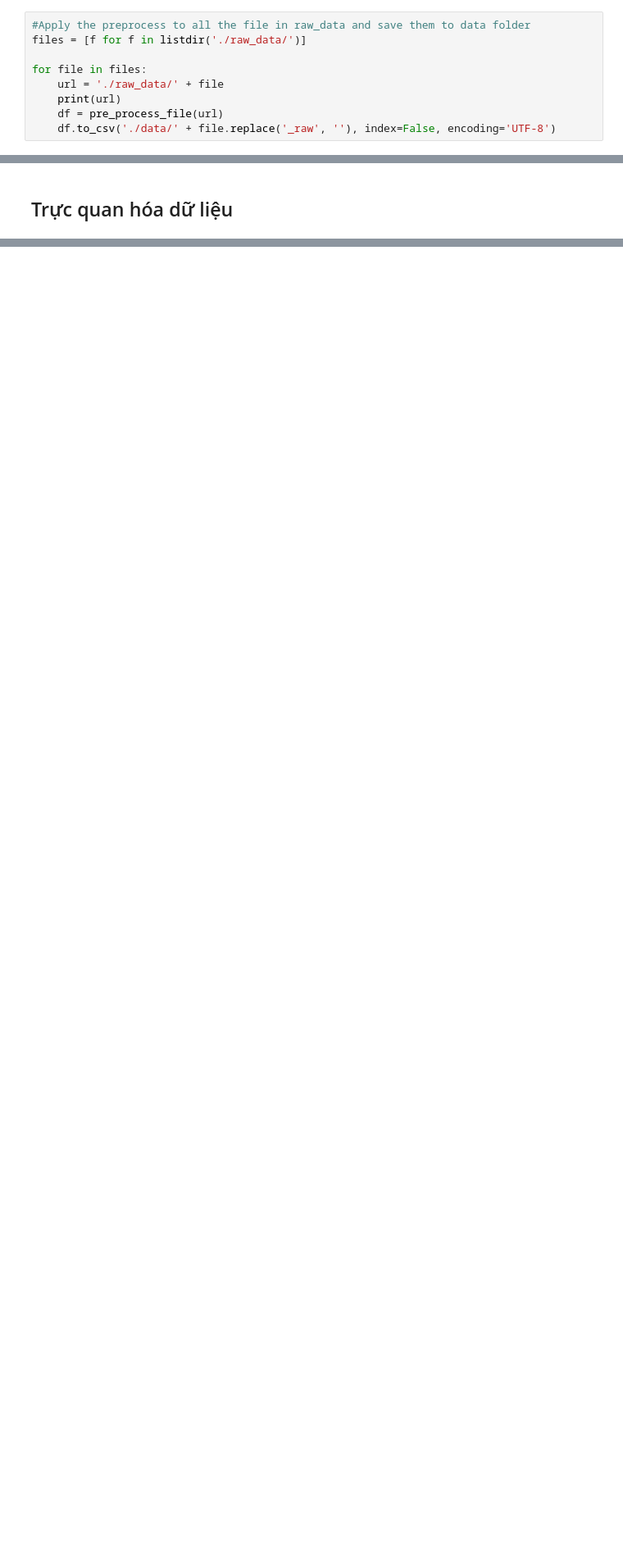
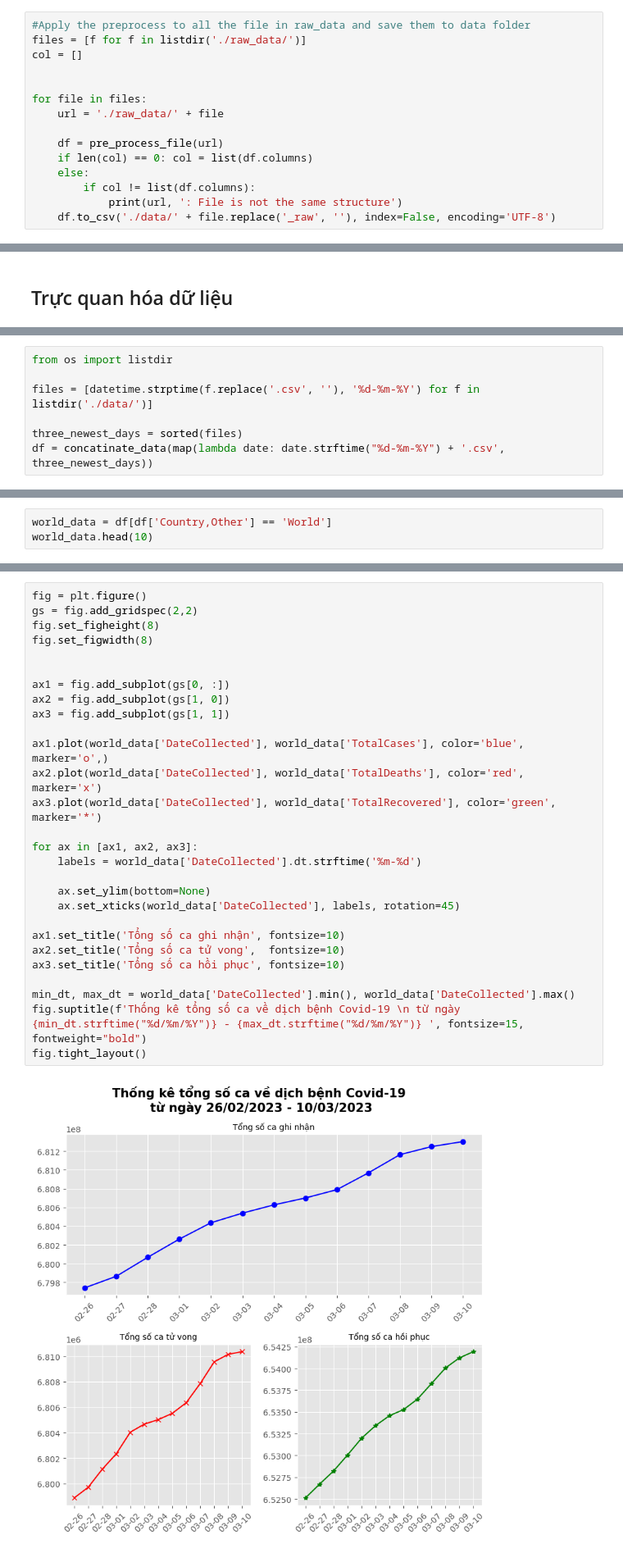
Before and after one commit to vntan/Covid-19-Analysis, a Jupyter notebook: Lab01.ipynb, the cells around one changed output, grey strips where cells are left out. Shown at 82% size. Drawn from its saved outputs; the diff is of its cells as text; blank space fills up the shorter version.

Commit message:
update data and complete preprocessing

```diff
--- a/Lab01.ipynb
+++ b/Lab01.ipynb
@@ -121,9 +141,15 @@ def pre_process_file(file_path):
 # %%
 #Apply the preprocess to all the file in raw_data and save them to data folder
 files = [f for f in listdir('./raw_data/')]
+col = []
+
 
 for file in files:
     url = './raw_data/' + file
-    print(url)
+
     df = pre_process_file(url)
+    if len(col) == 0: col = list(df.columns)
+    else:
+        if col != list(df.columns):
+            print(url, ': File is not the same structure')
     df.to_csv('./data/' + file.replace('_raw', ''), index=False, encoding='UTF-8')
@@ -145,0 +199,7 @@ for file in files:
+# %%
+from os import listdir
+
+files = [datetime.strptime(f.replace('.csv', ''), '%d-%m-%Y') for f in listdir('./data/')]
+
+three_newest_days = sorted(files)
+df = concatinate_data(map(lambda date: date.strftime("%d-%m-%Y") + '.csv', three_newest_days))
@@ -145,0 +228,3 @@ for file in files:
+# %%
+world_data = df[df['Country,Other'] == 'World']
+world_data.head(10)
@@ -145,0 +243,30 @@ for file in files:
+# %%
+fig = plt.figure()
+gs = fig.add_gridspec(2,2)
+fig.set_figheight(8)
+fig.set_figwidth(8)
+
+
+ax1 = fig.add_subplot(gs[0, :])
+ax2 = fig.add_subplot(gs[1, 0])
+ax3 = fig.add_subplot(gs[1, 1])
+
+ax1.plot(world_data['DateCollected'], world_data['TotalCases'], color='blue', marker='o',)
+ax2.plot(world_data['DateCollected'], world_data['TotalDeaths'], color='red', marker='x')
+ax3.plot(world_data['DateCollected'], world_data['TotalRecovered'], color='green', marker='*')
+
+for ax in [ax1, ax2, ax3]:
+    labels = world_data['DateCollected'].dt.strftime('%m-%d')
+
+    ax.set_ylim(bottom=None)
+    ax.set_xticks(world_data['DateCollected'], labels, rotation=45)
+
+ax1.set_title('Tổng số ca ghi nhận', fontsize=10)
+ax2.set_title('Tổng số ca tử vong',  fontsize=10)
+ax3.set_title('Tổng số ca hồi phục', fontsize=10)
+
+min_dt, max_dt = world_data['DateCollected'].min(), world_data['DateCollected'].max()
+fig.suptitle(f'Thống kê tổng số ca về dịch bệnh Covid-19 \n từ ngày {min_dt.strftime("%d/%m/%Y")} - {max_dt.strftime("%d/%m/%Y")} ', fontsize=15, fontweight="bold")
+fig.tight_layout()
+# %% [output]
+[figure, added]
```
Also changed, not shown: parts of 24 cells of this notebook, 26 other files.
